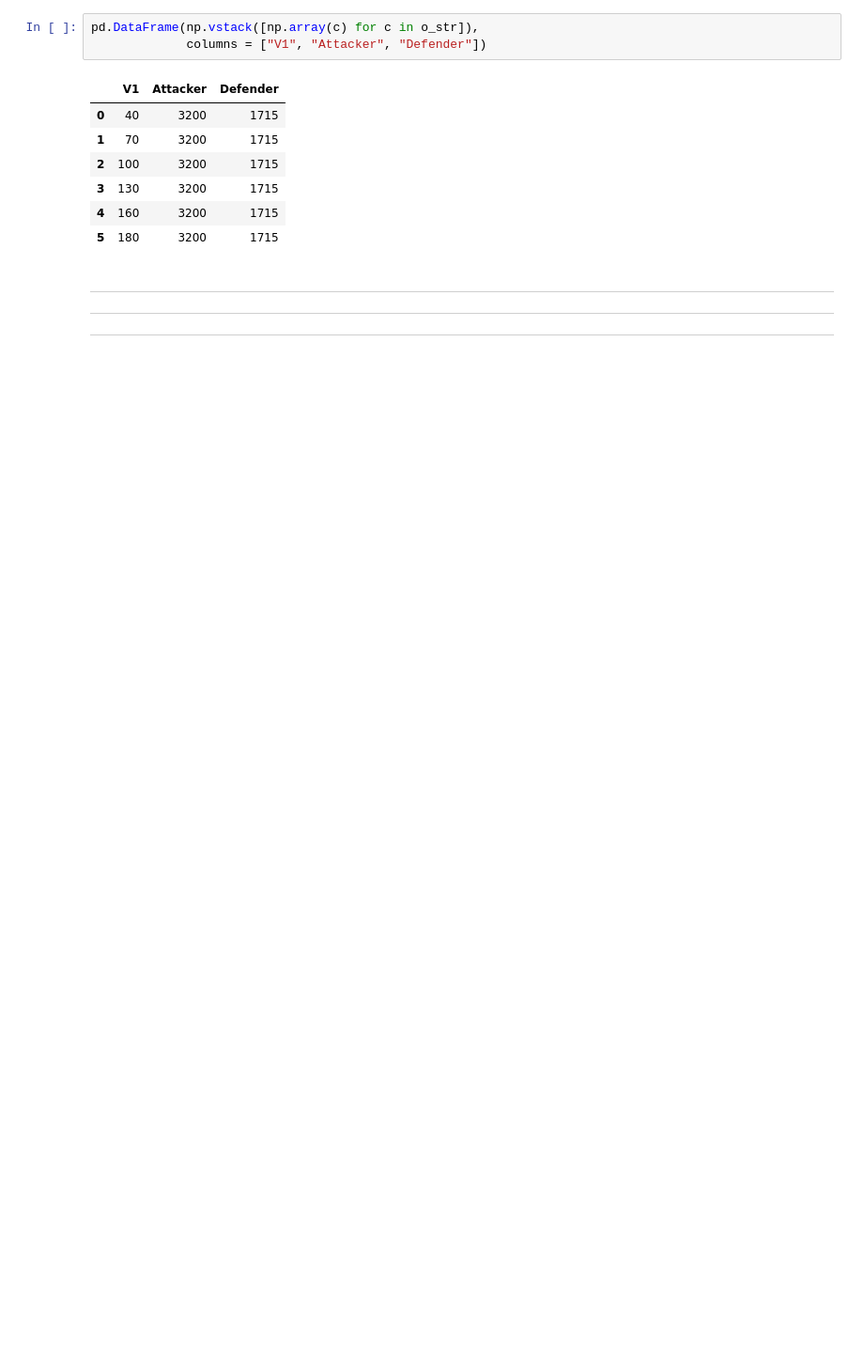
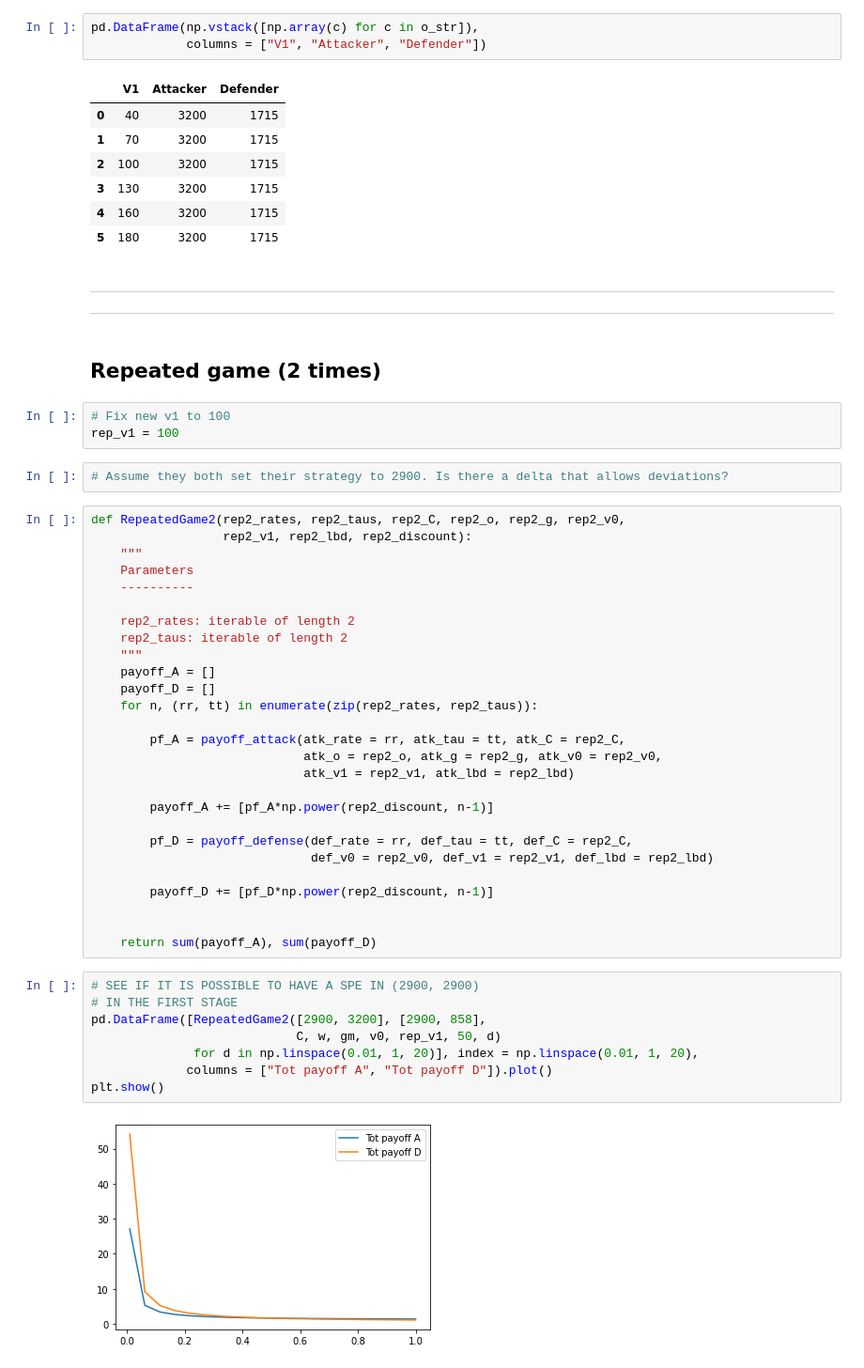
Before and after one commit to MattiaBrocco/VANET-game-theory, a Jupyter notebook: MB_attempt_1.ipynb, the cells around one changed output. Shown at 94% size. Cells and saved outputs as stored; diff of their text form; blank space fills up the shorter version.

Commit message:
Included repeated games

```diff
--- a/MB_attempt_1.ipynb
+++ b/MB_attempt_1.ipynb
@@ -224,4 +224,47 @@ pd.DataFrame(np.vstack([np.array(c) for c in o_str]),
 # %% [markdown]
 ---
 ---
----
+# %% [markdown]
+## Repeated game (2 times)
+# %%
+# Fix new v1 to 100
+rep_v1 = 100
+# %%
+# Assume they both set their strategy to 2900. Is there a delta that allows deviations?
+# %%
+def RepeatedGame2(rep2_rates, rep2_taus, rep2_C, rep2_o, rep2_g, rep2_v0,
+                  rep2_v1, rep2_lbd, rep2_discount):
+    """
+    Parameters
+    ----------
+
+    rep2_rates: iterable of length 2
+    rep2_taus: iterable of length 2
+    """
+    payoff_A = []
+    payoff_D = []
+    for n, (rr, tt) in enumerate(zip(rep2_rates, rep2_taus)):
+
+        pf_A = payoff_attack(atk_rate = rr, atk_tau = tt, atk_C = rep2_C,
+                             atk_o = rep2_o, atk_g = rep2_g, atk_v0 = rep2_v0,
+                             atk_v1 = rep2_v1, atk_lbd = rep2_lbd)
+
+        payoff_A += [pf_A*np.power(rep2_discount, n-1)]
+
+        pf_D = payoff_defense(def_rate = rr, def_tau = tt, def_C = rep2_C,
+                              def_v0 = rep2_v0, def_v1 = rep2_v1, def_lbd = rep2_lbd)
+
+        payoff_D += [pf_D*np.power(rep2_discount, n-1)]
+
+
+    return sum(payoff_A), sum(payoff_D)
+# %%
+# SEE IF IT IS POSSIBLE TO HAVE A SPE IN (2900, 2900)
+# IN THE FIRST STAGE
+pd.DataFrame([RepeatedGame2([2900, 3200], [2900, 858],
+                            C, w, gm, v0, rep_v1, 50, d)
+              for d in np.linspace(0.01, 1, 20)], index = np.linspace(0.01, 1, 20),
+             columns = ["Tot payoff A", "Tot payoff D"]).plot()
+plt.show()
+# %% [output]
+[figure, added]
```
Also changed, not shown: parts of 17 cells of this notebook.
